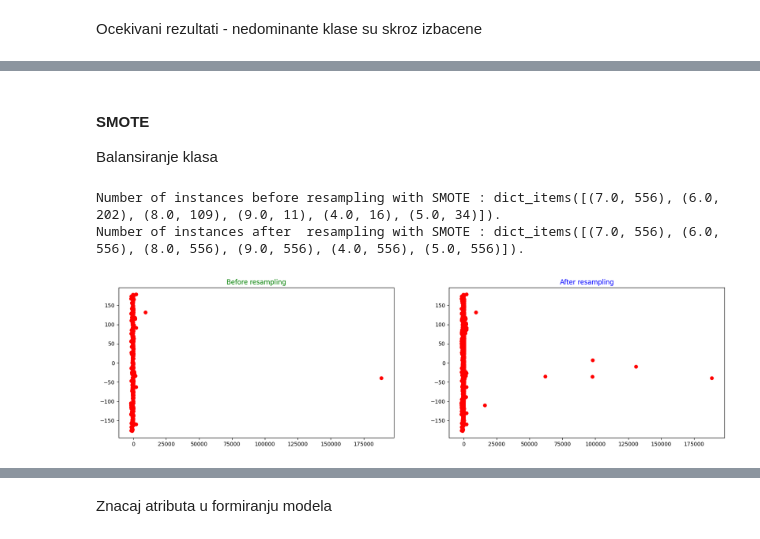
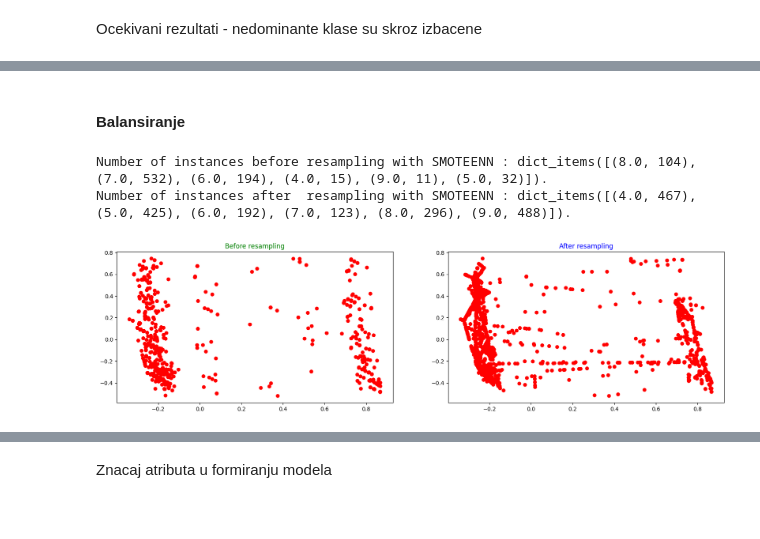
Before and after one commit to MATF-istrazivanje-podataka-1/2023_Data_Mining_Coffee_Quality_Dataset, a Jupyter notebook: models/classification/decision_tree.ipynb, the cells around one changed output, grey strips where cells are left out. Drawn from its saved outputs; the diff is of its cells as text; code cells hidden in the pictures.

Commit message:
decision treee smoteenn

```diff
--- a/models/classification/decision_tree.ipynb
+++ b/models/classification/decision_tree.ipynb
@@ -58,6 +59,6 @@ plt.show()
 # %% [markdown]
 Podela na trening i test skup
 # %%
-X_train, X_test, Y_train, Y_test = train_test_split(X, Y, test_size=0.30, stratify=Y, random_state=42)
+X_train, X_test, Y_train, Y_test = train_test_split(X, Y, test_size=0.33, stratify=Y, random_state=42)
 print(X_train.shape, X_test.shape)
 # %% [output]
@@ -182,20 +184,25 @@ min_weight_fraction_leaf 0.0
 random_state None
 splitter best
 ---------------------------------------------------------------------------------
+# %%
+# normalizacija
+from sklearn.preprocessing import MinMaxScaler
+scaler = MinMaxScaler()
+scaler.fit(X_train)
+X_train = scaler.transform(X_train)
+X_test = scaler.transform(X_test)
 # %% [markdown]
-#### SMOTE
-
-Balansiranje klasa
+#### Balansiranje
 # %%
-from imblearn.over_sampling import SMOTE
-smote = SMOTE(k_neighbors=10, random_state=42)
+from imblearn.combine import SMOTEENN
+smoteenn = SMOTEENN(random_state=42)
 # %%
-X_resampled, y_resampled = resample(smote, X_train, Y_train)
+X_resampled, y_resampled = resample(smoteenn, X_train, Y_train)
 visualize(X_train, X_resampled, Y_train, y_resampled, 0)
 # %% [output]
-Number of instances before resampling with SMOTE : dict_items([(7.0, 556), (6.0, 202), (8.0, 109), (9.0, 11), (4.0, 16), (5.0, 34)]).
-Number of instances after  resampling with SMOTE : dict_items([(7.0, 556), (6.0, 556), (8.0, 556), (9.0, 556), (4.0, 556), (5.0, 556)]).
+Number of instances before resampling with SMOTEENN : dict_items([(8.0, 104), (7.0, 532), (6.0, 194), (4.0, 15), (9.0, 11), (5.0, 32)]).
+Number of instances after  resampling with SMOTEENN : dict_items([(4.0, 467), (5.0, 425), (6.0, 192), (7.0, 123), (8.0, 296), (9.0, 488)]).
-[figure, old version]
+[figure, new version]
 # %%
 model_smote = train_and_evaluate_model(X_resampled, y_resampled, X_test, Y_test)
 # %% [output]
```
Also changed, not shown: parts of 35 cells of this notebook, 8 other files.
